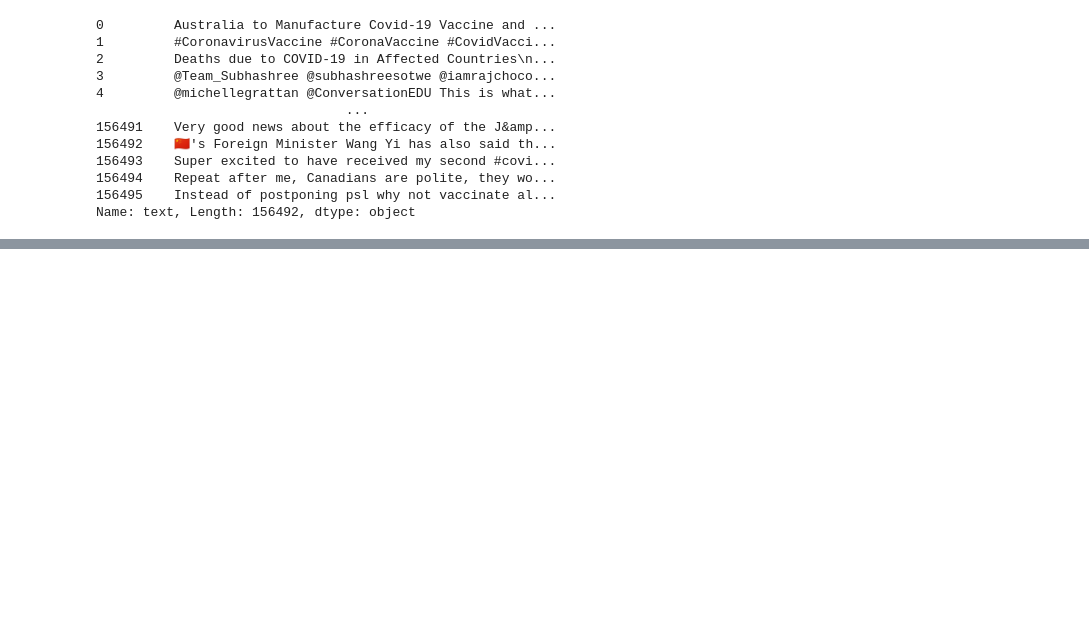
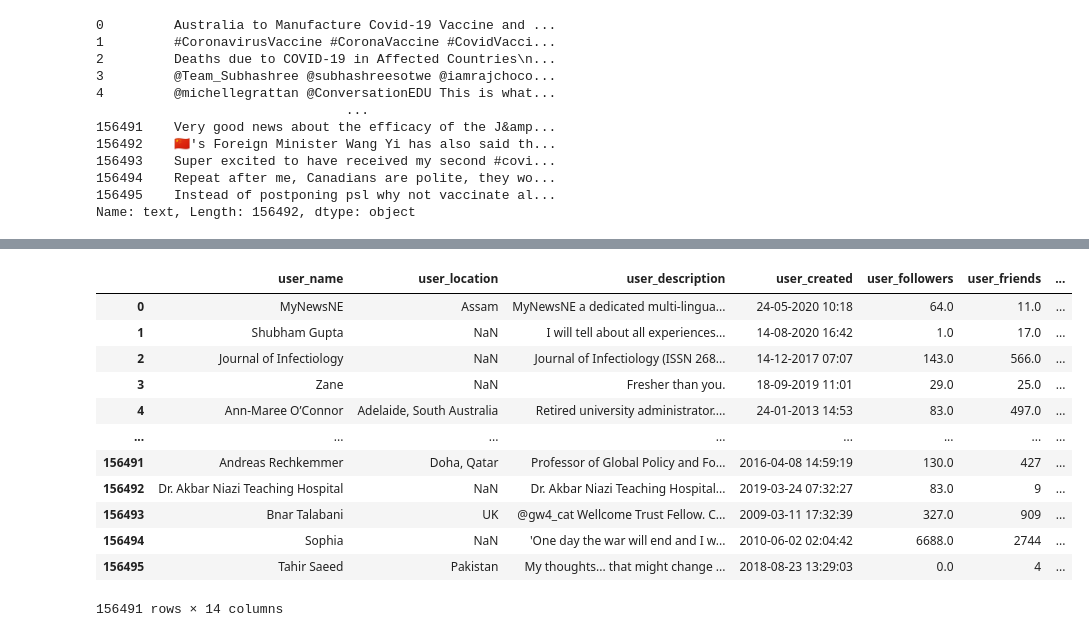
Before and after one commit to rshmnkgit/Covid-Vaccine-Tweets, a Jupyter notebook: covid-vaccine-tweets.ipynb, the cells around one changed output, grey strips where cells are left out. Drawn from its saved outputs; the diff is of its cells as text; code cells hidden in the pictures; blank space fills up the shorter version.

```diff
--- a/covid-vaccine-tweets.ipynb
+++ b/covid-vaccine-tweets.ipynb
@@ -220,0 +260,2 @@ Name: text, Length: 156492, dtype: object
+# %%
+tweet_data.drop(tweet_data[tweet_data['text'].isnull()].index, inplace=True)
@@ -220,0 +266,15 @@ Name: text, Length: 156492, dtype: object
+# %%
+import re
+
+# Clen the text, remove the noises
+def clean_text(text):
+    #Remove Unicode characters
+    text = re.sub(r'[^\x00-\x7F]+', '', text)
+
+    # Filter to select only the alphabets
+    text = re.sub(r'[^a-zA-Z\']', ' ', text)
+
+    #Convert to lowercase to maintain consistency
+    text = text.lower()
+
+    return text
@@ -220,0 +306,18 @@ Name: text, Length: 156492, dtype: object
+# %%
+tweet_data['clean_text'] = tweet_data.text.apply(lambda x: clean_text(x))
+# %%
+tweet_data
+# %% [output]
+|  | user_name | user_location | user_description | user_created | user_followers | user_friends | ... |
+| 0 | MyNewsNE | Assam | MyNewsNE a dedicated multi-lingua... | 24-05-2020 10:18 | 64.0 | 11.0 | ... |
+| 1 | Shubham Gupta | NaN | I will tell about all experiences... | 14-08-2020 16:42 | 1.0 | 17.0 | ... |
+| 2 | Journal of Infectiology | NaN | Journal of Infectiology (ISSN 268... | 14-12-2017 07:07 | 143.0 | 566.0 | ... |
+| 3 | Zane | NaN | Fresher than you. | 18-09-2019 11:01 | 29.0 | 25.0 | ... |
+| 4 | Ann-Maree O’Connor | Adelaide, South Australia | Retired university administrator.... | 24-01-2013 14:53 | 83.0 | 497.0 | ... |
+| ... | ... | ... | ... | ... | ... | ... | ... |
+| 156491 | Andreas Rechkemmer | Doha, Qatar | Professor of Global Policy and Fo... | 2016-04-08 14:59:19 | 130.0 | 427 | ... |
+| 156492 | Dr. Akbar Niazi Teaching Hospital | NaN | Dr. Akbar Niazi Teaching Hospital... | 2019-03-24 07:32:27 | 83.0 | 9 | ... |
+| 156493 | Bnar Talabani | UK | @gw4_cat Wellcome Trust Fellow. C... | 2009-03-11 17:32:39 | 327.0 | 909 | ... |
+| 156494 | Sophia | NaN | 'One day the war will end and I w... | 2010-06-02 02:04:42 | 6688.0 | 2744 | ... |
+| 156495 | Tahir Saeed | Pakistan | My thoughts... that might change ... | 2018-08-23 13:29:03 | 0.0 | 4 | ... |
+156491 rows × 14 columns
```
Also changed, not shown: parts of 19 cells of this notebook.
